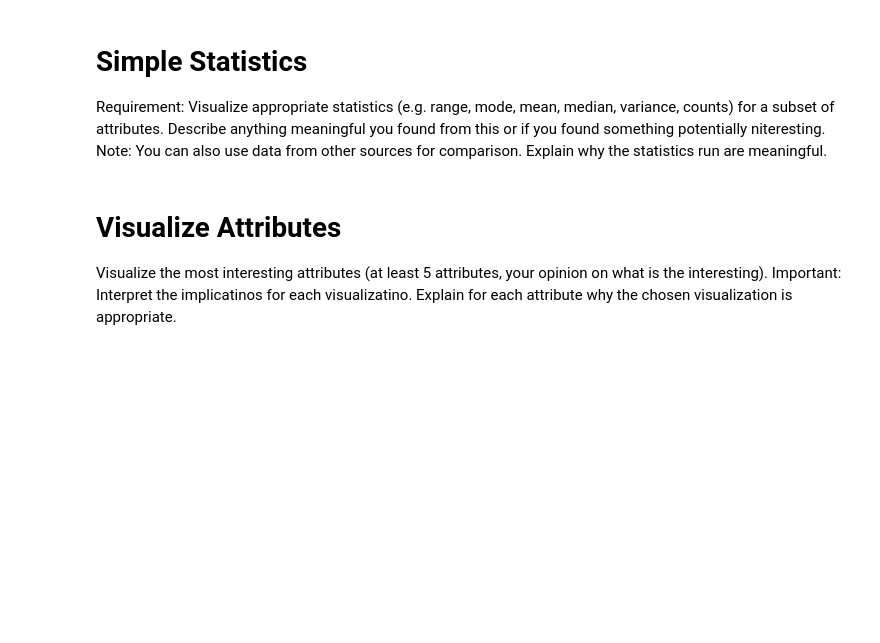
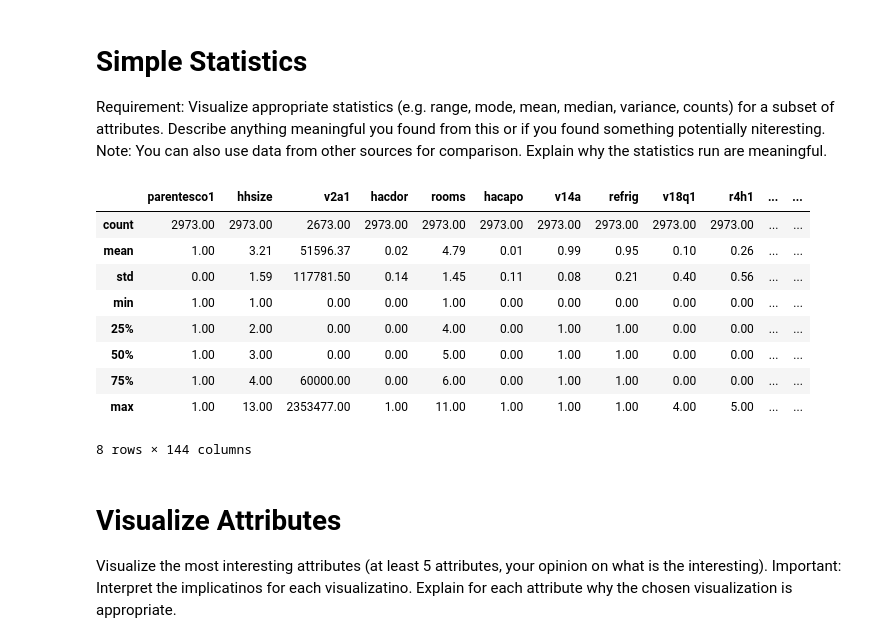
Before and after one commit to JLMarin64/CostaRicanPovertyPred, a Jupyter notebook: Costa Rican Poverty Prediction.ipynb, the cells around one changed output. Saved outputs shown, nothing was run; the diff lists cells and outputs as text; code cells hidden in the pictures; blank space fills up the shorter version.

```diff
--- a/Costa Rican Poverty Prediction.ipynb
+++ b/Costa Rican Poverty Prediction.ipynb
@@ -397,6 +388,21 @@ test_model_set = pd.DataFrame(pd.merge(test_head, test_member_agg, on = 'idhogar
 
 Requirement:
 Visualize appropriate statistics (e.g. range, mode, mean, median, variance, counts) for a subset of attributes. Describe anything meaningful you found from this or if you found something potentially niteresting.  Note: You can also use data from other sources for comparison. Explain why the statistics run are meaningful.
+# %%
+pd.options.display.float_format = '{:.2f}'.format
+
+train_model_set.describe()
+# %% [output]
+|  | parentesco1 | hhsize | v2a1 | hacdor | rooms | hacapo | v14a | refrig | v18q1 | r4h1 | ... | ... |
+| count | 2973.00 | 2973.00 | 2673.00 | 2973.00 | 2973.00 | 2973.00 | 2973.00 | 2973.00 | 2973.00 | 2973.00 | ... | ... |
+| mean | 1.00 | 3.21 | 51596.37 | 0.02 | 4.79 | 0.01 | 0.99 | 0.95 | 0.10 | 0.26 | ... | ... |
+| std | 0.00 | 1.59 | 117781.50 | 0.14 | 1.45 | 0.11 | 0.08 | 0.21 | 0.40 | 0.56 | ... | ... |
+| min | 1.00 | 1.00 | 0.00 | 0.00 | 1.00 | 0.00 | 0.00 | 0.00 | 0.00 | 0.00 | ... | ... |
+| 25% | 1.00 | 2.00 | 0.00 | 0.00 | 4.00 | 0.00 | 1.00 | 1.00 | 0.00 | 0.00 | ... | ... |
+| 50% | 1.00 | 3.00 | 0.00 | 0.00 | 5.00 | 0.00 | 1.00 | 1.00 | 0.00 | 0.00 | ... | ... |
+| 75% | 1.00 | 4.00 | 60000.00 | 0.00 | 6.00 | 0.00 | 1.00 | 1.00 | 0.00 | 0.00 | ... | ... |
+| max | 1.00 | 13.00 | 2353477.00 | 1.00 | 11.00 | 1.00 | 1.00 | 1.00 | 4.00 | 5.00 | ... | ... |
+8 rows × 144 columns
 # %% [markdown]
 # Visualize Attributes
 Visualize the most interesting attributes (at least 5 attributes, your opinion on what is the interesting). Important: Interpret the implicatinos for each visualizatino. Explain for each attribute why the chosen visualization is appropriate.
```
Also changed, not shown: parts of 2 cells of this notebook.
